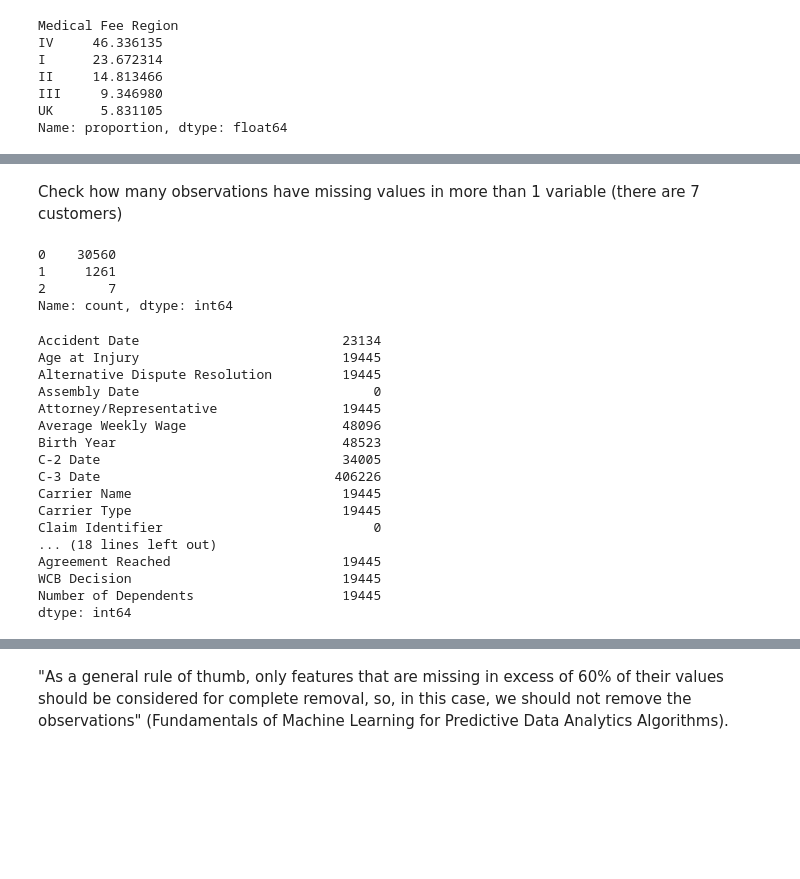
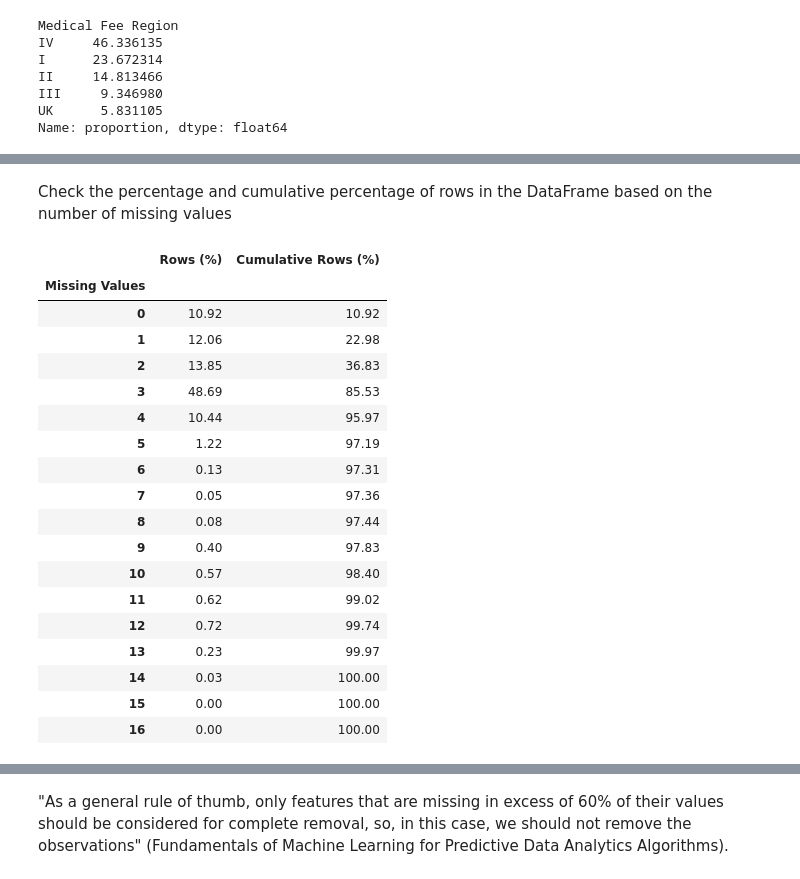
Before and after one commit to mgalao/machine-learning-project, a Jupyter notebook: project/Homework_Group38.ipynb, the cells around one changed output, grey strips where cells are left out. Cells and saved outputs as stored; diff of their text form; code cells hidden in the pictures; blank space fills up the shorter version.

```diff
--- a/project/Homework_Group38.ipynb
+++ b/project/Homework_Group38.ipynb
@@ -710,31 +752,44 @@ Accident Date                           0.64
 dtype: float64
-# %% [markdown]
-Check how many observations have missing values in more than 1 variable (there are 7 customers)
-# %%
-columns_missing_values = ["customer_age", "customer_region", "first_order"]
-df_treat_missing[columns_missing_values].isna().sum(axis=1).value_counts().sort_index()
-# %% [output]
-0    30560
-1     1261
-2        7
-Name: count, dtype: int64
-# %%
-df_train.isna().astype(int).sum()
-# %% [output]
-Accident Date                          23134
-Age at Injury                          19445
-Alternative Dispute Resolution         19445
-Assembly Date                              0
-Attorney/Representative                19445
-Average Weekly Wage                    48096
-Birth Year                             48523
-C-2 Date                               34005
-C-3 Date                              406226
-Carrier Name                           19445
-Carrier Type                           19445
-Claim Identifier                           0
-... (18 lines left out)
-Agreement Reached                      19445
-WCB Decision                           19445
-Number of Dependents                   19445
-dtype: int64
+# %% [markdown]
+Check the percentage and cumulative percentage of rows in the DataFrame based on the number of missing values
+# %%
+# Count the number of missing values per row
+missing_counts = df_train_treat_missing.isna().sum(axis=1)
+
+# Calculate the percentage of rows for each missing count
+missing_percentage = missing_counts.value_counts(normalize=True).sort_index() * 100
+
+# Calculate the cumulative percentage
+cumulative_percentage = missing_percentage.cumsum()
+
+# Create a DataFrame to display both percentages and cumulative percentages
+results_df = pd.DataFrame({
+    'Rows (%)': missing_percentage.round(2),
+    'Cumulative Rows (%)': cumulative_percentage.round(2)
+})
+
+# Set the index to the percentage of missing values
+results_df.index.name = 'Missing Values'
+
+# Display the results
+results_df
+# %% [output]
+|  | Rows (%) | Cumulative Rows (%) |
+| Missing Values |  |  |
+| 0 | 10.92 | 10.92 |
+| 1 | 12.06 | 22.98 |
+| 2 | 13.85 | 36.83 |
+| 3 | 48.69 | 85.53 |
+| 4 | 10.44 | 95.97 |
+| 5 | 1.22 | 97.19 |
+| 6 | 0.13 | 97.31 |
+| 7 | 0.05 | 97.36 |
+| 8 | 0.08 | 97.44 |
+| 9 | 0.40 | 97.83 |
+| 10 | 0.57 | 98.40 |
+| 11 | 0.62 | 99.02 |
+| 12 | 0.72 | 99.74 |
+| 13 | 0.23 | 99.97 |
+| 14 | 0.03 | 100.00 |
+| 15 | 0.00 | 100.00 |
+| 16 | 0.00 | 100.00 |
```
Also changed, not shown: parts of 38 cells of this notebook.
